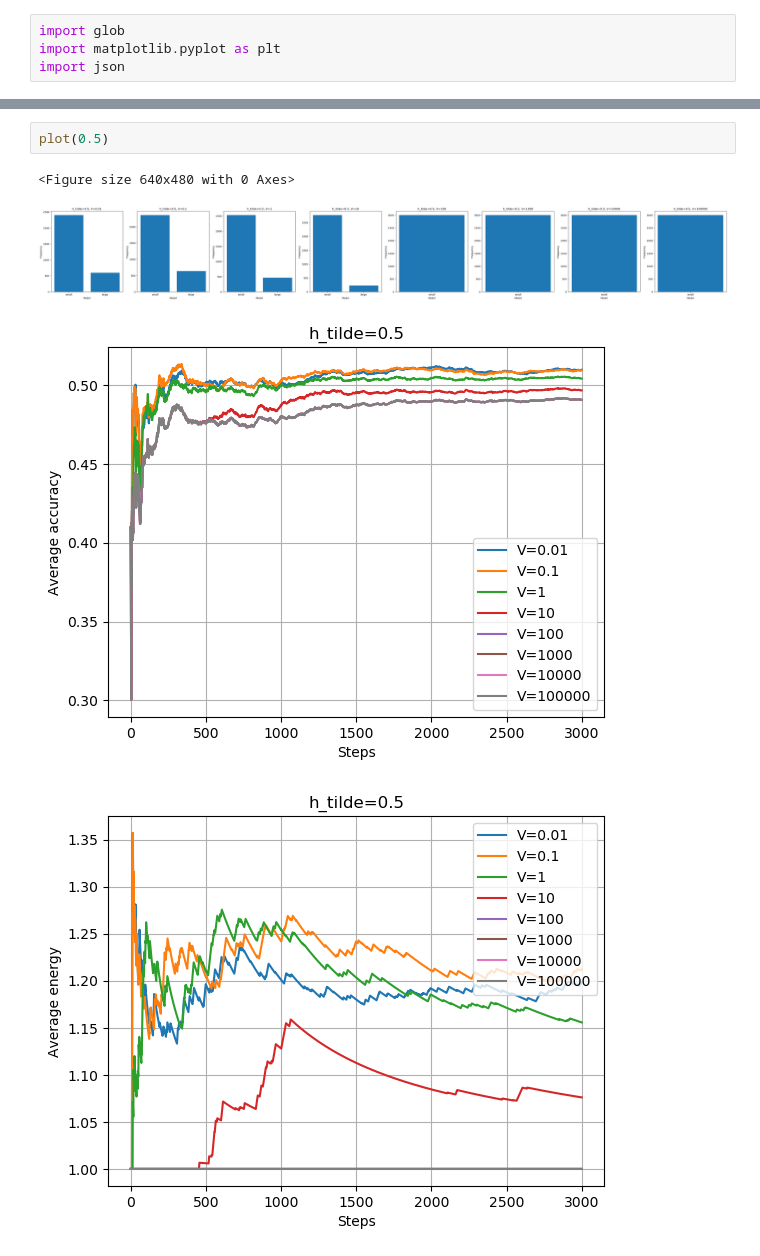
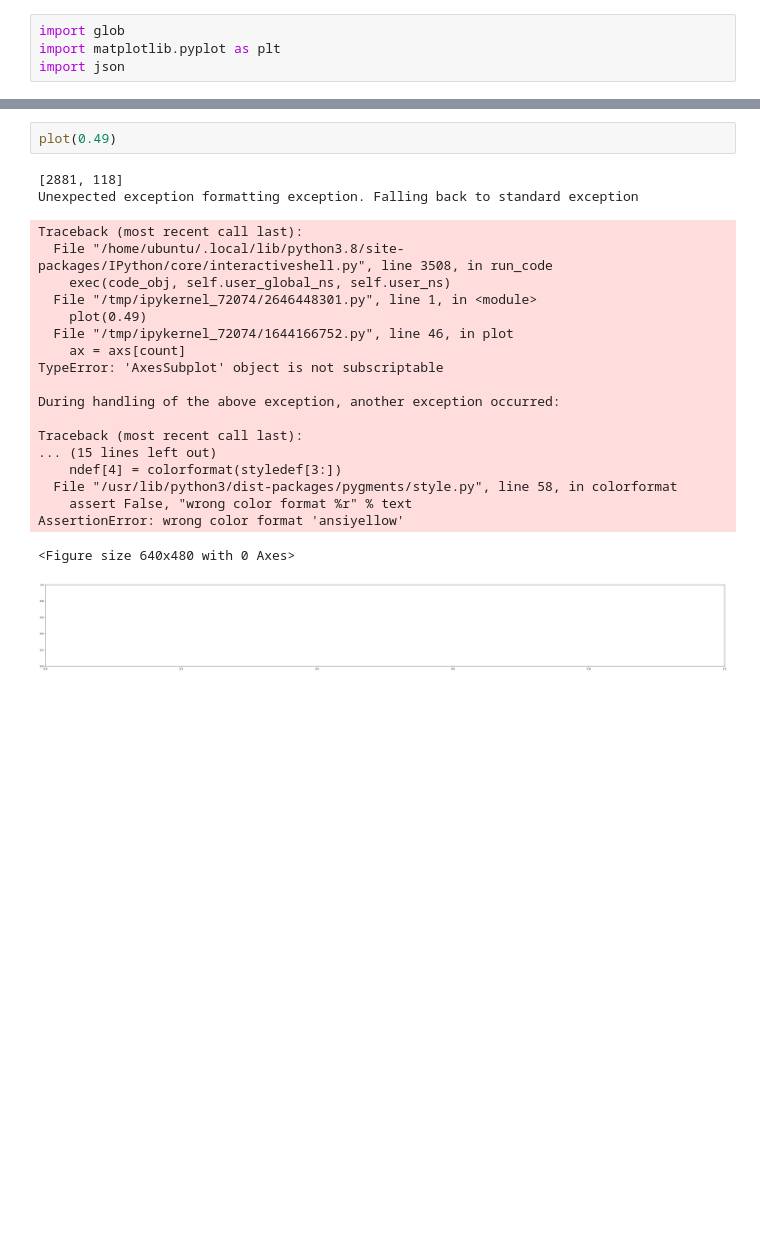
Before and after one commit to ryanzhangofficial/Inferencing-Project, a Jupyter notebook: Plotting.ipynb, the cells around one changed output, grey strips where cells are left out. Cells and saved outputs as stored; diff of their text form; blank space fills up the shorter version.

Commit message:
Update plotting

```diff
--- a/Plotting.ipynb
+++ b/Plotting.ipynb
@@ -86,7 +122,24 @@ plot(0.4)
 # %%
-plot(0.5)
+plot(0.49)
 # %% [output]
-<Figure size 640x480 with 0 Axes>
+[2881, 118]
+Unexpected exception formatting exception. Falling back to standard exception
+Traceback (most recent call last):
+  File "/home/ubuntu/.local/lib/python3.8/site-packages/IPython/core/interactiveshell.py", line 3508, in run_code
+    exec(code_obj, self.user_global_ns, self.user_ns)
+  File "/tmp/ipykernel_72074/2646448301.py", line 1, in <module>
+    plot(0.49)
+  File "/tmp/ipykernel_72074/1644166752.py", line 46, in plot
+    ax = axs[count]
+TypeError: 'AxesSubplot' object is not subscriptable
+
+During handling of the above exception, another exception occurred:
+
+Traceback (most recent call last):
+... (15 lines left out)
+    ndef[4] = colorformat(styledef[3:])
+  File "/usr/lib/python3/dist-packages/pygments/style.py", line 58, in colorformat
+    assert False, "wrong color format %r" % text
+AssertionError: wrong color format 'ansiyellow'
+<Figure size 640x480 with 0 Axes>
-[figure, old version]
+[figure, new version]
-[figure, removed]
-[figure, removed]
```
Also changed, not shown: parts of 5 cells of this notebook.
